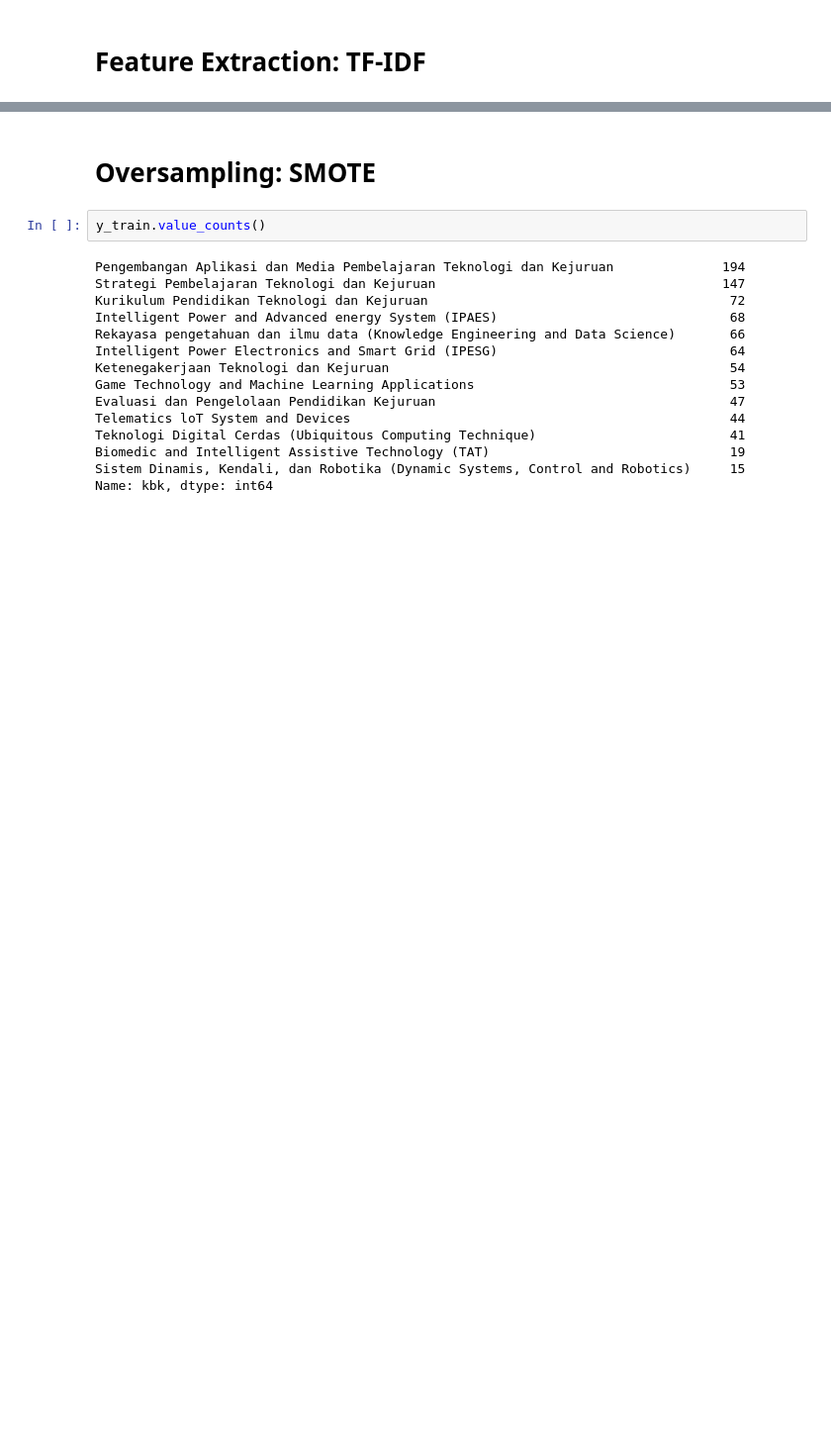
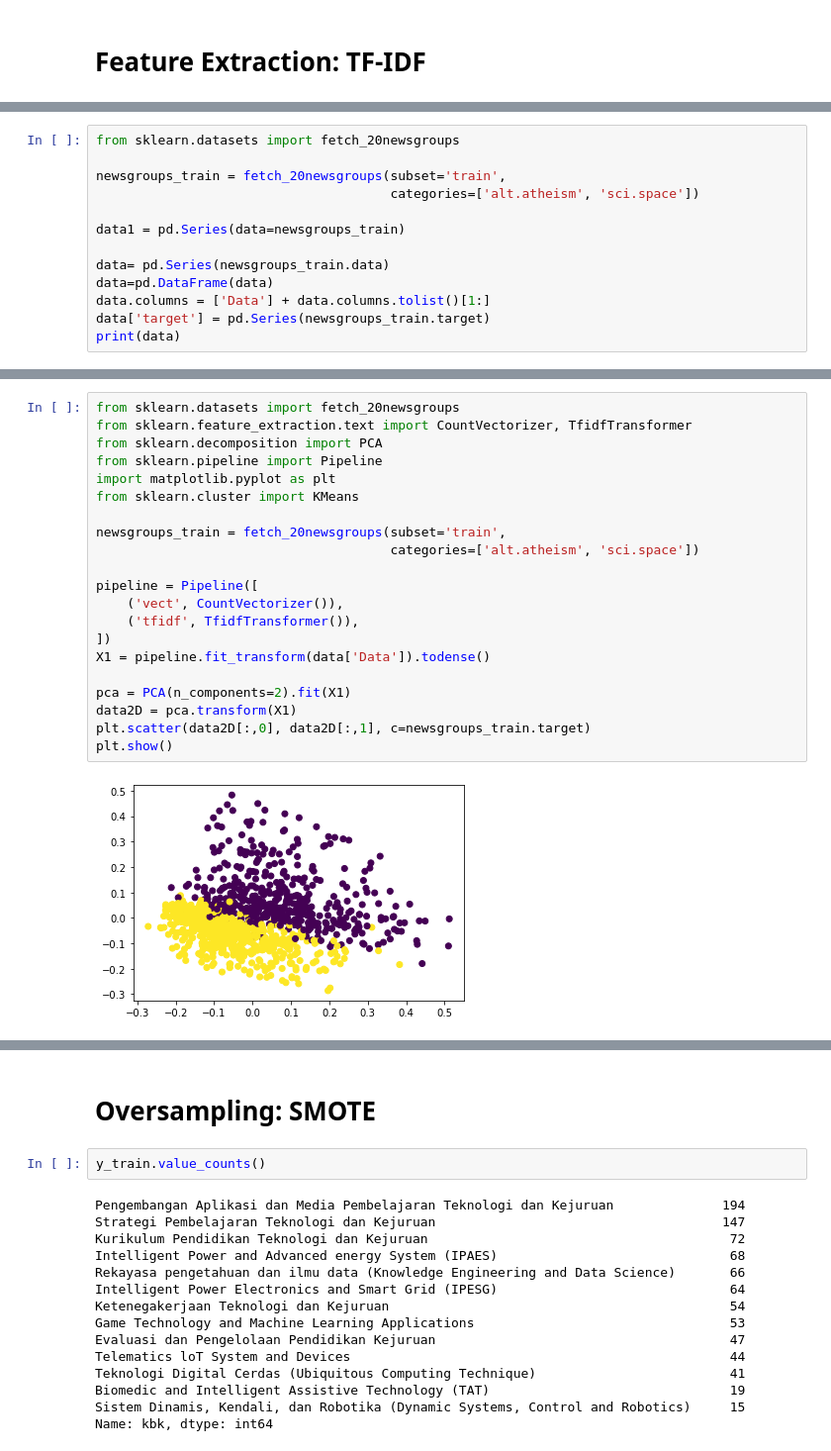
Before and after one commit to mercyano/klasifikasi-kbk, a Jupyter notebook: Decision_Tree/modelling/Klasifikasi_KBK_Judul1.ipynb, the cells around one changed output, grey strips where cells are left out. Shown: that part at 99% size. Drawn from its saved outputs; the diff is of its cells as text; blank space fills up the shorter version.

```diff
--- a/Decision_Tree/modelling/Klasifikasi_KBK_Judul1.ipynb
+++ b/Decision_Tree/modelling/Klasifikasi_KBK_Judul1.ipynb
@@ -38,0 +40,13 @@ X_train_tfidf.shape
+# %%
+from sklearn.datasets import fetch_20newsgroups
+
+newsgroups_train = fetch_20newsgroups(subset='train',
+                                      categories=['alt.atheism', 'sci.space'])
+
+data1 = pd.Series(data=newsgroups_train)
+
+data= pd.Series(newsgroups_train.data)
+data=pd.DataFrame(data)
+data.columns = ['Data'] + data.columns.tolist()[1:]
+data['target'] = pd.Series(newsgroups_train.target)
+print(data)
@@ -38,0 +68,23 @@ X_train_tfidf.shape
+# %%
+from sklearn.datasets import fetch_20newsgroups
+from sklearn.feature_extraction.text import CountVectorizer, TfidfTransformer
+from sklearn.decomposition import PCA
+from sklearn.pipeline import Pipeline
+import matplotlib.pyplot as plt
+from sklearn.cluster import KMeans
+
+newsgroups_train = fetch_20newsgroups(subset='train',
+                                      categories=['alt.atheism', 'sci.space'])
+
+pipeline = Pipeline([
+    ('vect', CountVectorizer()),
+    ('tfidf', TfidfTransformer()),
+])
+X1 = pipeline.fit_transform(data['Data']).todense()
+
+pca = PCA(n_components=2).fit(X1)
+data2D = pca.transform(X1)
+plt.scatter(data2D[:,0], data2D[:,1], c=newsgroups_train.target)
+plt.show()
+# %% [output]
+[figure, added]
```
Also changed, not shown: parts of 6 cells of this notebook, 2 other files.
